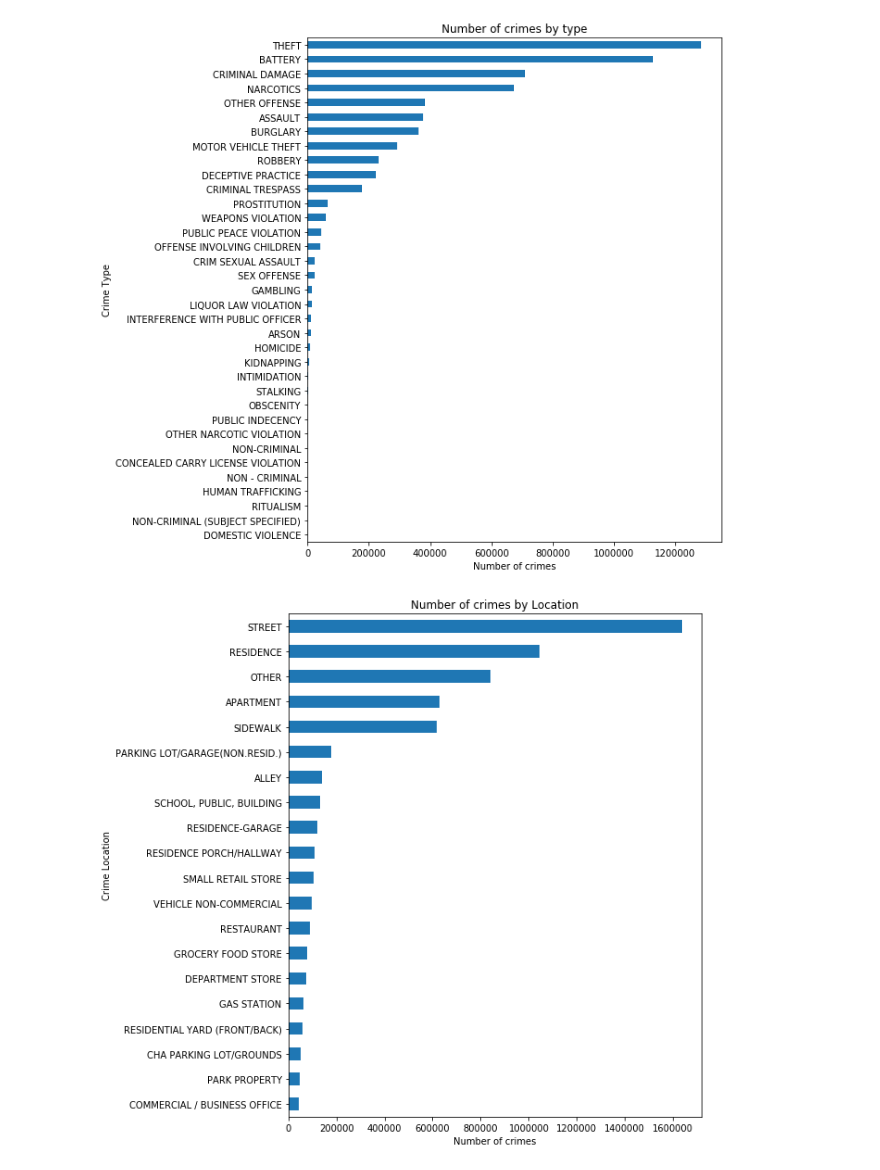
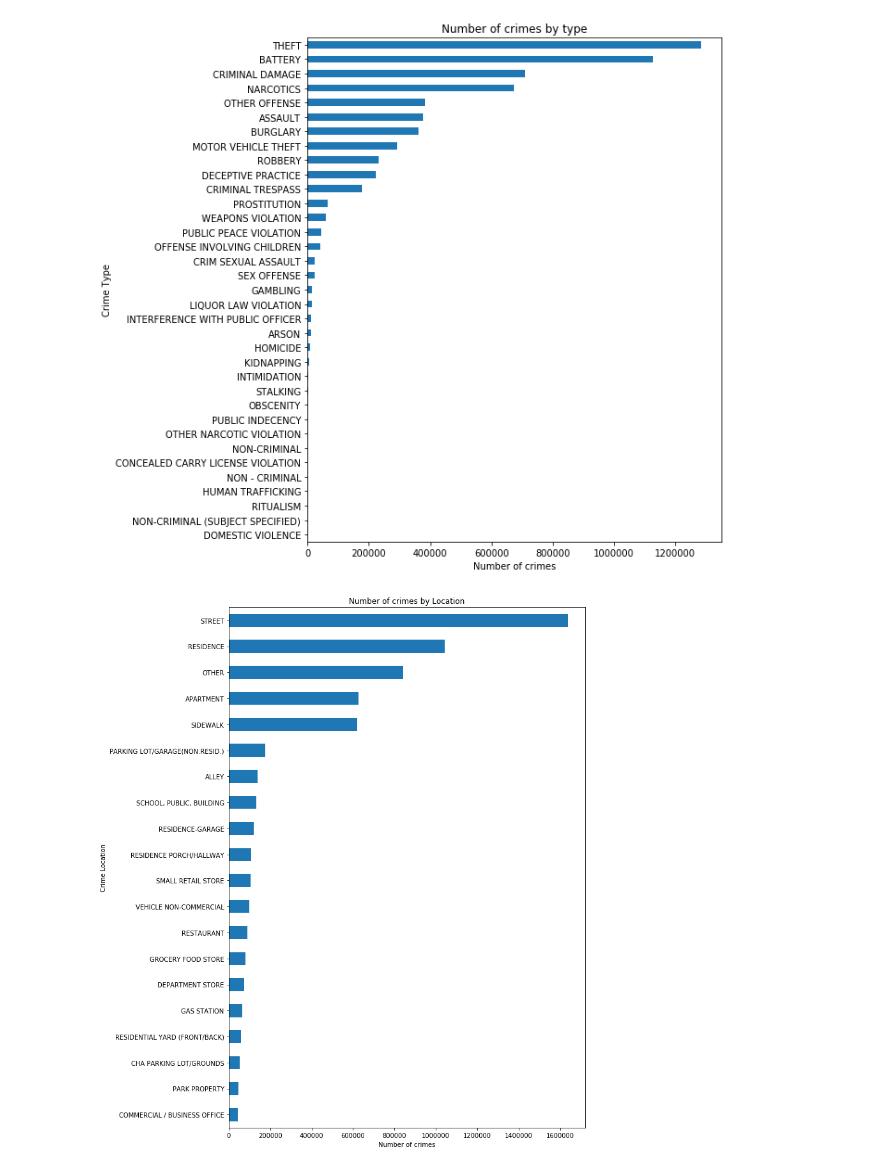
Before and after one commit to cookiebaker444/cmpe266, a Jupyter notebook: crime in chicago 2001 to 2016 analysis.ipynb, the cells around one changed output. Saved outputs shown, nothing was run; the diff lists cells and outputs as text; code cells hidden in the pictures.

```diff
--- a/crime in chicago 2001 to 2016 analysis.ipynb
+++ b/crime in chicago 2001 to 2016 analysis.ipynb
@@ -186,11 +127,11 @@ plt.show()
 # %% [output]
 [figure]
 # %%
-plt.figure(figsize=(8,10))
+plt.figure(figsize=(10, 15))
 crimes.groupby([crimes['Location Description']]).size().sort_values(ascending=True).plot(kind='barh')
 plt.title('Number of crimes by Location')
 plt.ylabel('Crime Location')
 plt.xlabel('Number of crimes')
 plt.show()
 # %% [output]
-[figure, old version]
+[figure, new version]
```
Also changed, not shown: parts of 13 cells of this notebook.
